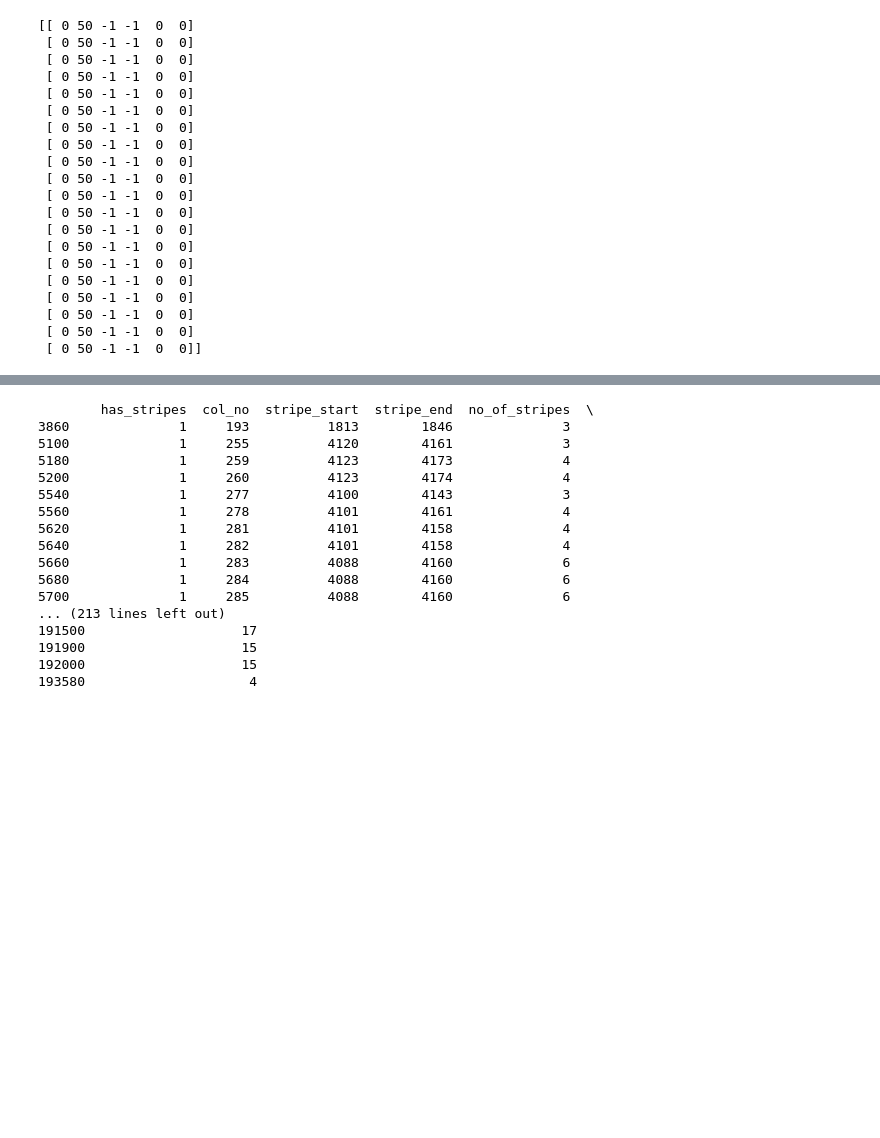
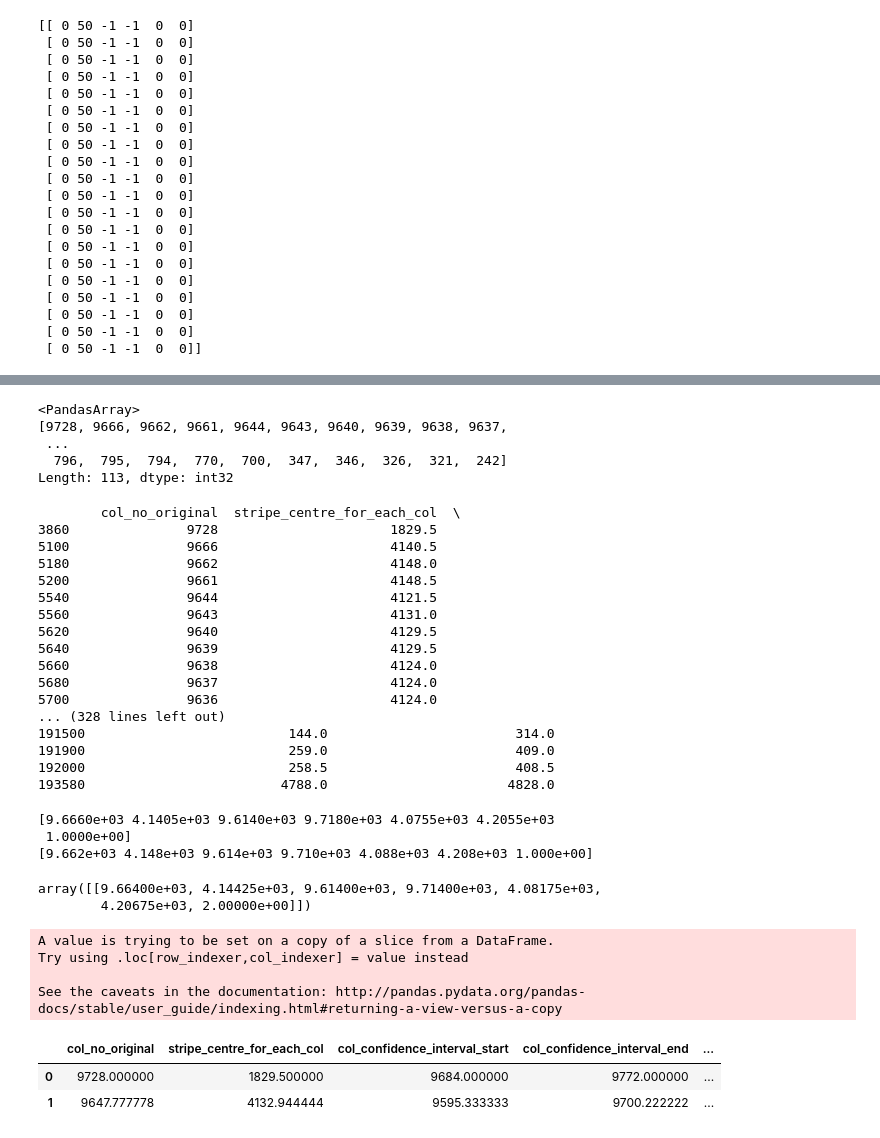
Before and after one commit to wenmogu/find_waldo, a Jupyter notebook: tidy_step_1.ipynb, the cells around one changed output, grey strips where cells are left out. Drawn from its saved outputs; the diff is of its cells as text; code cells hidden in the pictures; blank space fills up the shorter version.

```diff
--- a/tidy_step_1.ipynb
+++ b/tidy_step_1.ipynb
@@ -301,20 +325,57 @@ def print_full(x):
+# %%
+print(tidy_df["col_no_original"].array)
+# %% [output]
+<PandasArray>
+[9728, 9666, 9662, 9661, 9644, 9643, 9640, 9639, 9638, 9637,
+ ...
+  796,  795,  794,  770,  700,  347,  346,  326,  321,  242]
+Length: 113, dtype: int32
 # %%
-print_full(df)
+print_full(tidy_df)
 # %% [output]
-        has_stripes  col_no  stripe_start  stripe_end  no_of_stripes  \
-3860              1     193          1813        1846              3
-5100              1     255          4120        4161              3
-5180              1     259          4123        4173              4
-5200              1     260          4123        4174              4
-5540              1     277          4100        4143              3
-5560              1     278          4101        4161              4
-5620              1     281          4101        4158              4
-5640              1     282          4101        4158              4
-5660              1     283          4088        4160              6
-5680              1     284          4088        4160              6
-5700              1     285          4088        4160              6
-... (213 lines left out)
-191500                    17
-191900                    15
-192000                    15
-193580                     4
+        col_no_original  stripe_centre_for_each_col  \
+3860               9728                      1829.5
+5100               9666                      4140.5
+5180               9662                      4148.0
+5200               9661                      4148.5
+5540               9644                      4121.5
+5560               9643                      4131.0
+5620               9640                      4129.5
+5640               9639                      4129.5
+5660               9638                      4124.0
+5680               9637                      4124.0
+5700               9636                      4124.0
+... (328 lines left out)
+191500                          144.0                        314.0
+191900                          259.0                        409.0
+192000                          258.5                        408.5
+193580                         4788.0                       4828.0
+# %%
+data = tidy_df.to_numpy()
+row1 = data[1]
+row2 = data[2]
+data = [row1, row2]
+print(row1)
+print(row2)
+# overlap_ratio(row1, row2, "horizontal")
+merge_rows(data, 0, 1)
+# %% [output]
+[9.6660e+03 4.1405e+03 9.6140e+03 9.7180e+03 4.0755e+03 4.2055e+03
+ 1.0000e+00]
+[9.662e+03 4.148e+03 9.614e+03 9.710e+03 4.088e+03 4.208e+03 1.000e+00]
+array([[9.66400e+03, 4.14425e+03, 9.61400e+03, 9.71400e+03, 4.08175e+03,
+        4.20675e+03, 2.00000e+00]])
+# %%
+test_df = tidy_df[:10]
+test_combined_df = combine_to_region(test_df, 0.80, 0.887)
+test_combined_df
+# wanda_img = img_1[4935:5139, 734:856]
+# waldo_img = img_1[3981:4257, 9564:9748]
+# %% [output]
+A value is trying to be set on a copy of a slice from a DataFrame.
+Try using .loc[row_indexer,col_indexer] = value instead
+
+See the caveats in the documentation: http://pandas.pydata.org/pandas-docs/stable/user_guide/indexing.html#returning-a-view-versus-a-copy
+|  | col_no_original | stripe_centre_for_each_col | col_confidence_interval_start | col_confidence_interval_end | ... |
+| 0 | 9728.000000 | 1829.500000 | 9684.000000 | 9772.000000 | ... |
+| 1 | 9647.777778 | 4132.944444 | 9595.333333 | 9700.222222 | ... |
```
Also changed, not shown: parts of 7 cells of this notebook.
